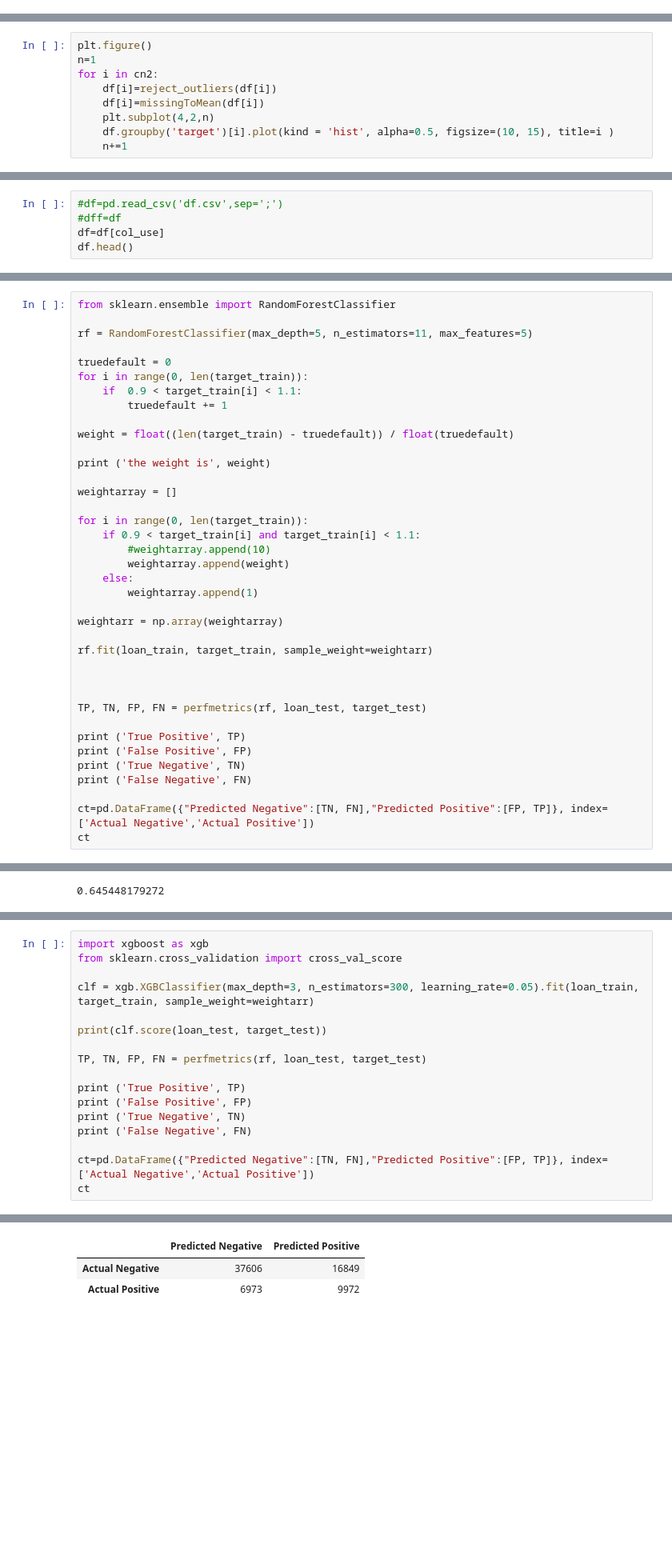
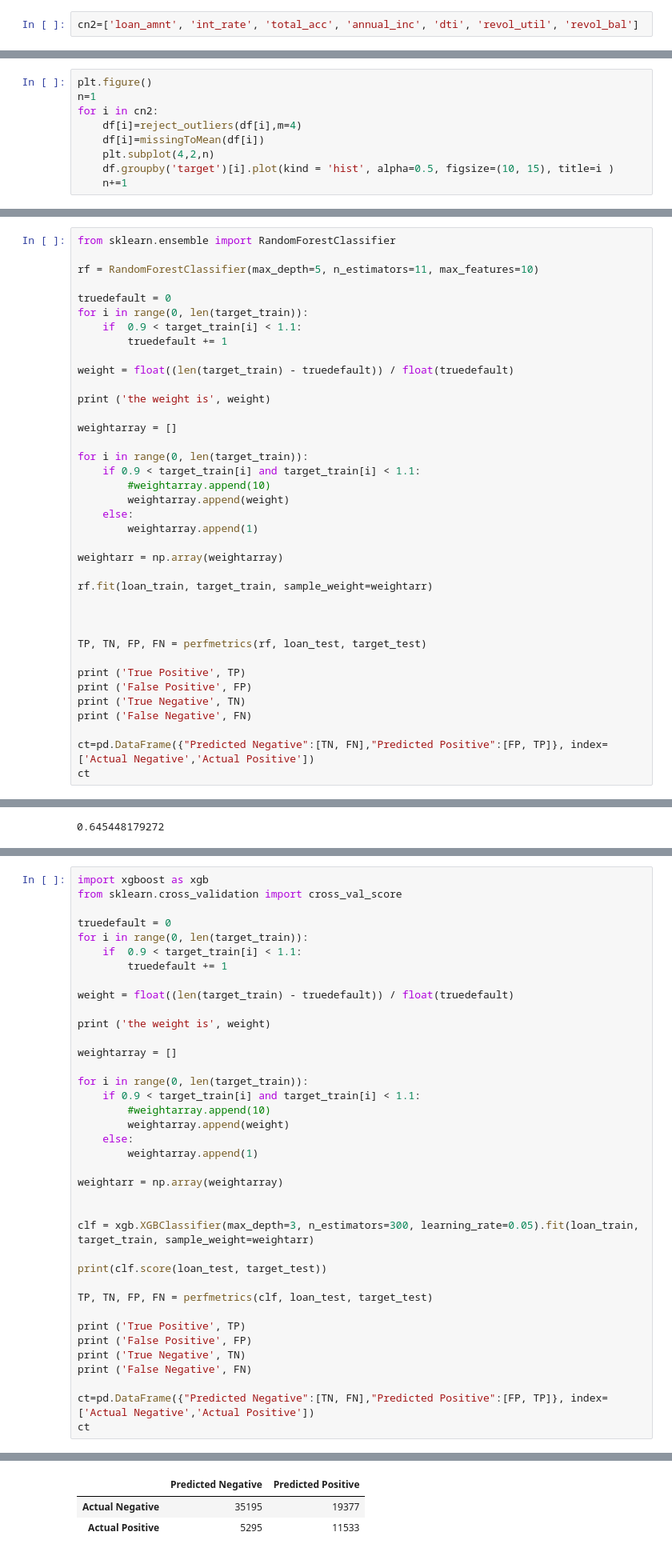
Before and after one commit to RenNY123/Loan, a Jupyter notebook: Loan.ipynb, the cells around one changed output, grey strips where cells are left out. Shown at 80% size. Saved outputs shown, nothing was run; the diff lists cells and outputs as text; blank space fills up the shorter version.

```diff
--- a/Loan.ipynb
+++ b/Loan.ipynb
@@ -334,10 +326,12 @@ cn2
+# %%
+cn2=['loan_amnt', 'int_rate', 'total_acc', 'annual_inc', 'dti', 'revol_util', 'revol_bal']
 # %% [markdown]
 # Feature distribution default vs not default
 # %%
 plt.figure()
 n=1
 for i in cn2:
-    df[i]=reject_outliers(df[i])
+    df[i]=reject_outliers(df[i],m=4)
     df[i]=missingToMean(df[i])
     plt.subplot(4,2,n)
     df.groupby('target')[i].plot(kind = 'hist', alpha=0.5, figsize=(10, 15), title=i )
@@ -351,6 +345 @@ col_use=['addr_state', 'issue_mo','issue_year', 'term', 'sub_grade', 'purpose',
 ]
-# %%
-#df=pd.read_csv('df.csv',sep=';')
-#dff=df
-df=df[col_use]
-df.head()
@@ -471,7 +453,7 @@ def perfmetrics(model, test, target):
 # %%
 from sklearn.ensemble import RandomForestClassifier
 
-rf = RandomForestClassifier(max_depth=5, n_estimators=11, max_features=5)
+rf = RandomForestClassifier(max_depth=5, n_estimators=11, max_features=10)
 
 truedefault = 0
 for i in range(0, len(target_train)):
@@ -634,12 +612,33 @@ print(clf.score(loan_test, target_test))
 # %%
 import xgboost as xgb
 from sklearn.cross_validation import cross_val_score
+
+truedefault = 0
+for i in range(0, len(target_train)):
+    if  0.9 < target_train[i] < 1.1:
+        truedefault += 1
+
+weight = float((len(target_train) - truedefault)) / float(truedefault)
+
+print ('the weight is', weight)
+
+weightarray = []
+
+for i in range(0, len(target_train)):
+    if 0.9 < target_train[i] and target_train[i] < 1.1:
+        #weightarray.append(10)
+        weightarray.append(weight)
+    else:
+        weightarray.append(1)
+
+weightarr = np.array(weightarray)
+
 
 clf = xgb.XGBClassifier(max_depth=3, n_estimators=300, learning_rate=0.05).fit(loan_train, target_train, sample_weight=weightarr)
 
 print(clf.score(loan_test, target_test))
 
-TP, TN, FP, FN = perfmetrics(rf, loan_test, target_test)
+TP, TN, FP, FN = perfmetrics(clf, loan_test, target_test)
 
 print ('True Positive', TP)
 print ('False Positive', FP)
@@ -657,3 +656,3 @@ False Negative 6973
 |  | Predicted Negative | Predicted Positive |
-| Actual Negative | 37606 | 16849 |
-| Actual Positive | 6973 | 9972 |
+| Actual Negative | 35195 | 19377 |
+| Actual Positive | 5295 | 11533 |
```
Also changed, not shown: parts of 33 cells of this notebook.
